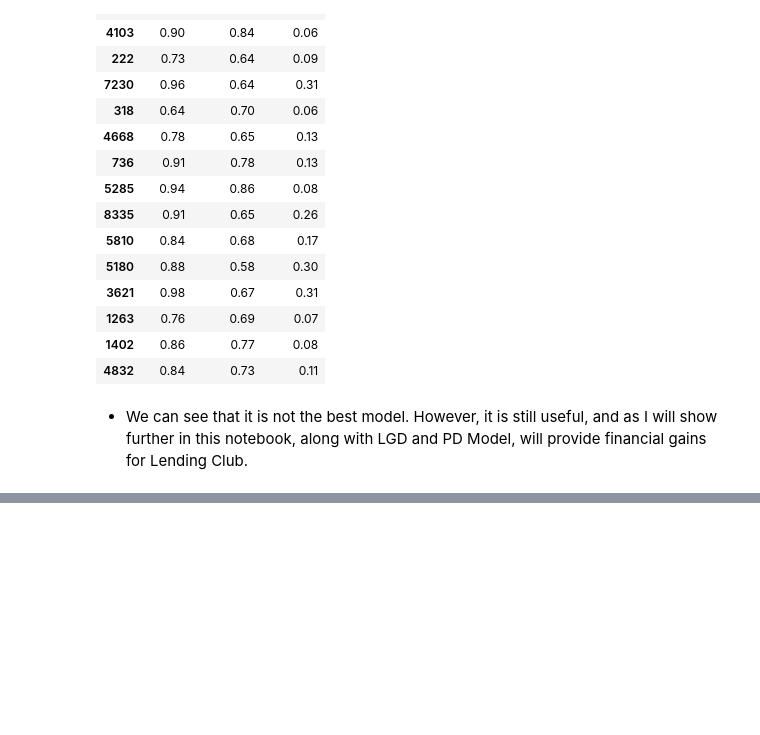
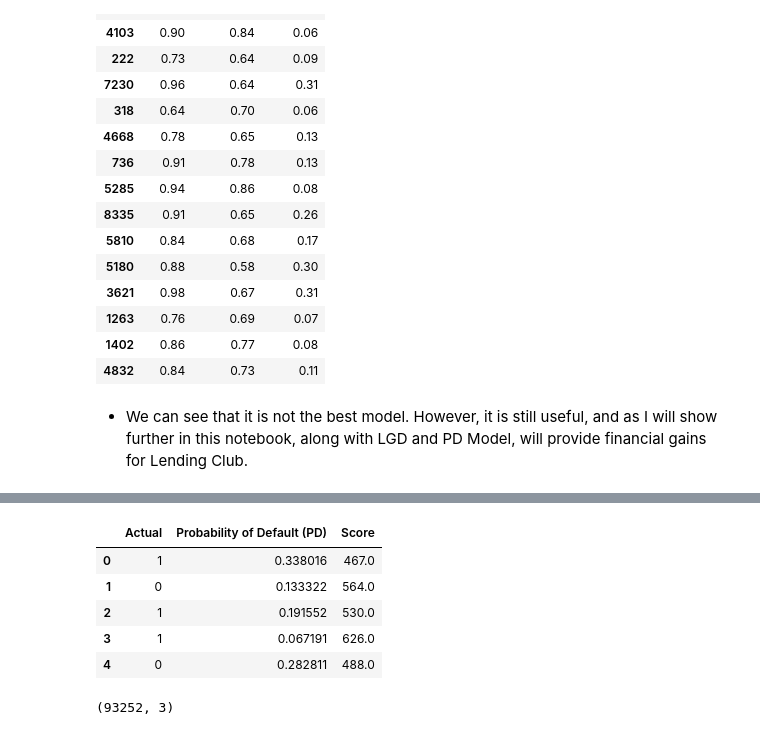
Before and after one commit to allmeidaapedro/Lending-Club-Credit-Scoring, a Jupyter notebook: notebooks/4_lgd_ead_modeling.ipynb, the cells around one changed output, grey strips where cells are left out. Saved outputs shown, nothing was run; the diff lists cells and outputs as text; code cells hidden in the pictures; blank space fills up the shorter version.

```diff
--- a/notebooks/4_lgd_ead_modeling.ipynb
+++ b/notebooks/4_lgd_ead_modeling.ipynb
@@ -679,0 +698,13 @@ df.sample(15, random_state=42)
+# %%
+test_scores.head()
+# %% [output]
+|  | Actual | Probability of Default (PD) | Score |
+| 0 | 1 | 0.338016 | 467.0 |
+| 1 | 0 | 0.133322 | 564.0 |
+| 2 | 1 | 0.191552 | 530.0 |
+| 3 | 1 | 0.067191 | 626.0 |
+| 4 | 0 | 0.282811 | 488.0 |
+# %%
+test_scores.shape
+# %% [output]
+(93252, 3)
```
Also changed, not shown: parts of 28 cells of this notebook, 4 other files.
